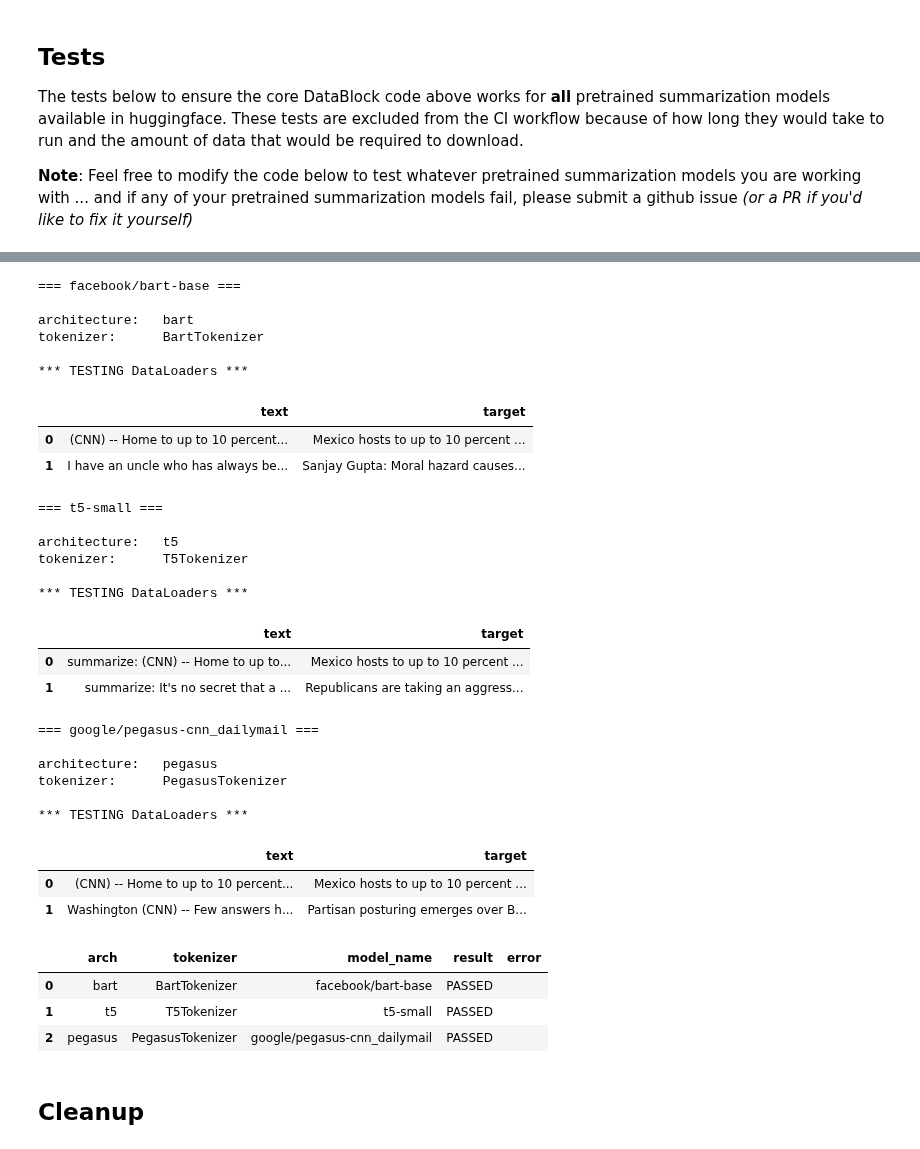
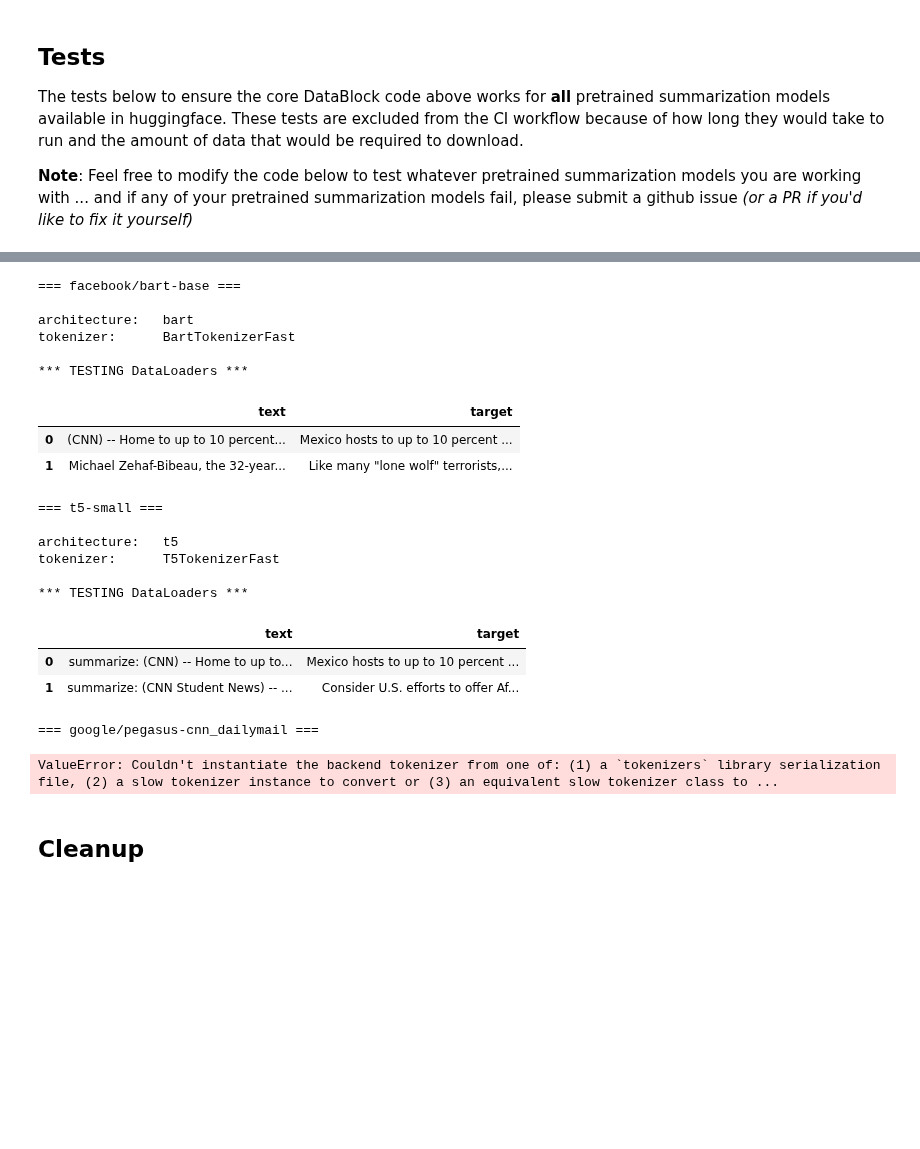
Before and after one commit to ohmeow/blurr, a Jupyter notebook: nbs/01zc_data-text2text-summarization.ipynb, the cells around one changed output, grey strips where cells are left out. Saved outputs shown, nothing was run; the diff lists cells and outputs as text; code cells hidden in the pictures; blank space fills up the shorter version.

```diff
--- a/nbs/01zc_data-text2text-summarization.ipynb
+++ b/nbs/01zc_data-text2text-summarization.ipynb
@@ -225,64 +229,52 @@ for model_name, model_cls in pretrained_model_names:
                    get_x=Pipeline([ColReader('article'), add_t5_prefix]),
                    get_y=ColReader('highlights'),
                    splitter=RandomSplitter())
 
     dls = dblock.dataloaders(cnndm_df, bs=bsz)
     b = dls.one_batch()
 
     try:
         print('*** TESTING DataLoaders ***\n')
         test_eq(len(b), 2)
         test_eq(len(b[0]['input_ids']), bsz)
         test_eq(b[0]['input_ids'].shape, torch.Size([bsz, seq_sz]))
         test_eq(len(b[1]), bsz)
         test_eq(b[1].shape, torch.Size([bsz, trg_seq_sz - 1]))
 
         if (hasattr(hf_tokenizer, 'add_prefix_space')):
-            test_eq(dls.before_batch[0].tok_kwargs['add_prefix_space'], True)
+             test_eq(hf_tokenizer.add_prefix_space, True)
 
         test_results.append((hf_arch, type(hf_tokenizer).__name__, model_name, 'PASSED', ''))
         dls.show_batch(dataloaders=dls, max_n=2, input_trunc_at=1000)
 
     except Exception as err:
         test_results.append((hf_arch, type(hf_tokenizer).__name__, model_name, 'FAILED', err))
 # %% [output]
 === facebook/bart-base ===
 
 architecture:   bart
-tokenizer:      BartTokenizer
+tokenizer:      BartTokenizerFast
 
 *** TESTING DataLoaders ***
 |  | text | target |
 | 0 | (CNN) -- Home to up to 10 percent... | Mexico hosts to up to 10 percent ... |
-| 1 | I have an uncle who has always be... | Sanjay Gupta: Moral hazard causes... |
+| 1 | Michael Zehaf-Bibeau, the 32-year... | Like many "lone wolf" terrorists,... |
 === t5-small ===
 
 architecture:   t5
-tokenizer:      T5Tokenizer
+tokenizer:      T5TokenizerFast
 
 *** TESTING DataLoaders ***
 |  | text | target |
 | 0 | summarize: (CNN) -- Home to up to... | Mexico hosts to up to 10 percent ... |
-| 1 | summarize: It's no secret that a ... | Republicans are taking an aggress... |
+| 1 | summarize: (CNN Student News) -- ... | Consider U.S. efforts to offer Af... |
 === google/pegasus-cnn_dailymail ===
-
-architecture:   pegasus
-tokenizer:      PegasusTokenizer
-
-*** TESTING DataLoaders ***
-|  | text | target |
-| 0 | (CNN) -- Home to up to 10 percent... | Mexico hosts to up to 10 percent ... |
-| 1 | Washington (CNN) -- Few answers h... | Partisan posturing emerges over B... |
+ValueError: Couldn't instantiate the backend tokenizer from one of: (1) a `tokenizers` library serialization file, (2) a slow tokenizer instance to convert or (3) an equivalent slow tokenizer class to ...
 # %%
 #slow
 #hide_input
 test_results_df = pd.DataFrame(test_results, columns=['arch', 'tokenizer', 'model_name', 'result', 'error'])
 display_df(test_results_df)
-# %% [output]
-|  | arch | tokenizer | model_name | result | error |
-| 0 | bart | BartTokenizer | facebook/bart-base | PASSED |  |
-| 1 | t5 | T5Tokenizer | t5-small | PASSED |  |
-| 2 | pegasus | PegasusTokenizer | google/pegasus-cnn_dailymail | PASSED |  |
 # %% [markdown]
 ## Cleanup
 # %%
```
Also changed, not shown: parts of 8 cells of this notebook, 35 other files.
